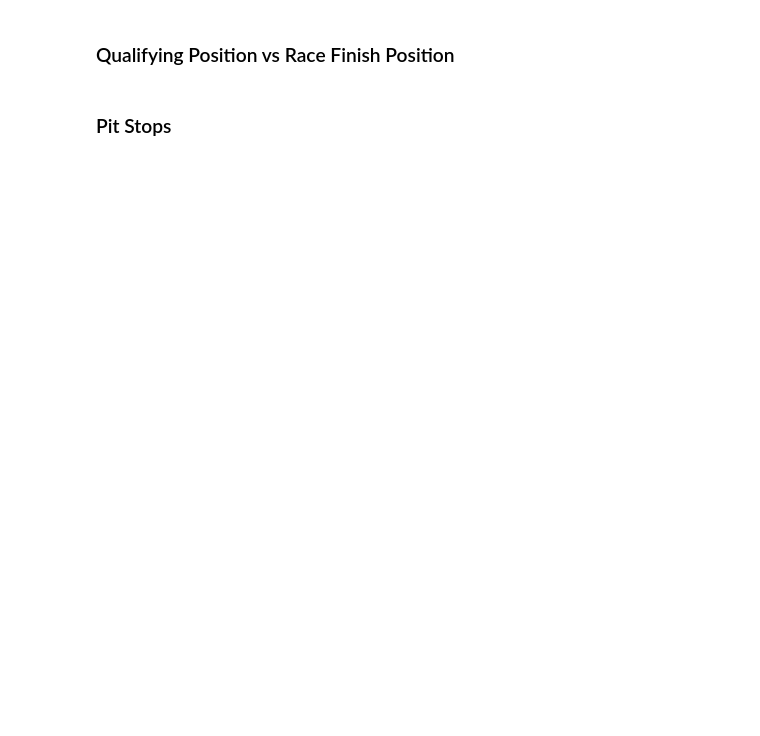
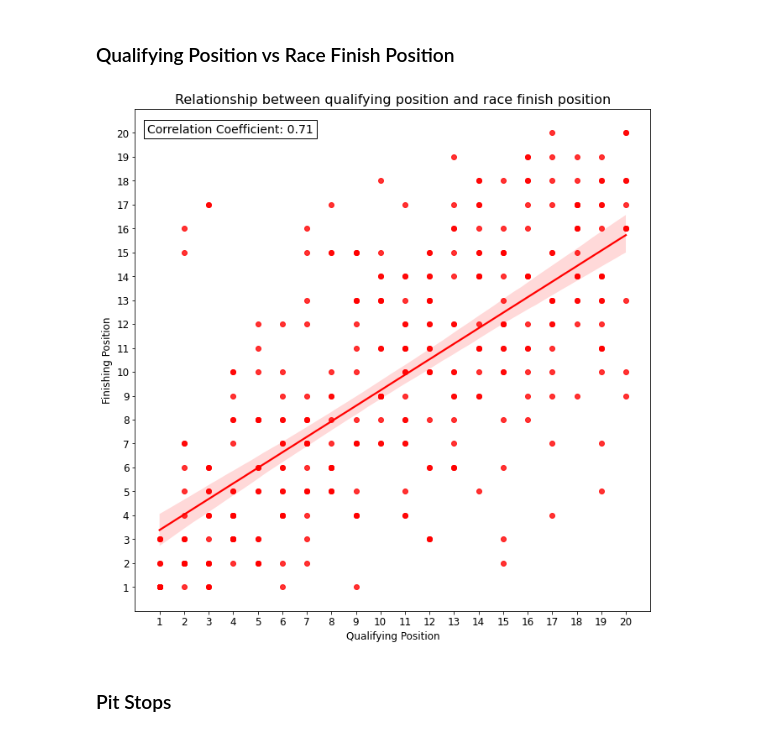
Before and after one commit to Wiktoria-Okla/BEE2041_EmpiricalProject, a Jupyter notebook: source code/blog.ipynb, the cells around one changed output. Saved outputs shown, nothing was run; the diff lists cells and outputs as text; code cells hidden in the pictures; blank space fills up the shorter version.

```diff
--- a/source code/blog.ipynb
+++ b/source code/blog.ipynb
@@ -520,17 +658,19 @@ F1_full['pos_diff'] = F1_full['PosQ'] - F1_full['Pos']
 # %%
 #creating a scatterplot to visualise qualifying position vs finishing position
 plt.figure(figsize = (11,11))
 sns.regplot(data = F1_sorted, x = 'PosQ', y = 'Pos', color = 'red', marker = 'o')
 plt.xticks(np.arange(1, 21, 1), fontsize = 12)
 plt.yticks(np.arange(1, 21, 1), fontsize = 12)
 plt.xlim(0,21)
 plt.ylim(0,21)
 plt.xlabel('Qualifying Position', fontsize = 12)
 plt.ylabel('Finishing Position', fontsize = 12)
 plt.title('Relationship between qualifying position and race finish position', fontsize = 16)
 correlation_coef = F1_full['PosQ'].corr(F1_full['Pos']).round(2)
-plt.text(0.5, 20, f'Correlatio Coefficient: {correlation_coef}', fontsize = 14, bbox = dict(facecolor = 'white'))
+plt.text(0.5, 20, f'Correlation Coefficient: {correlation_coef}', fontsize = 14, bbox = dict(facecolor = 'white'))
 plt.show()
+# %% [output]
+[figure, added]
 # %% [markdown]
 ### Pit Stops
 # %%
```
Also changed, not shown: parts of 27 cells of this notebook.
